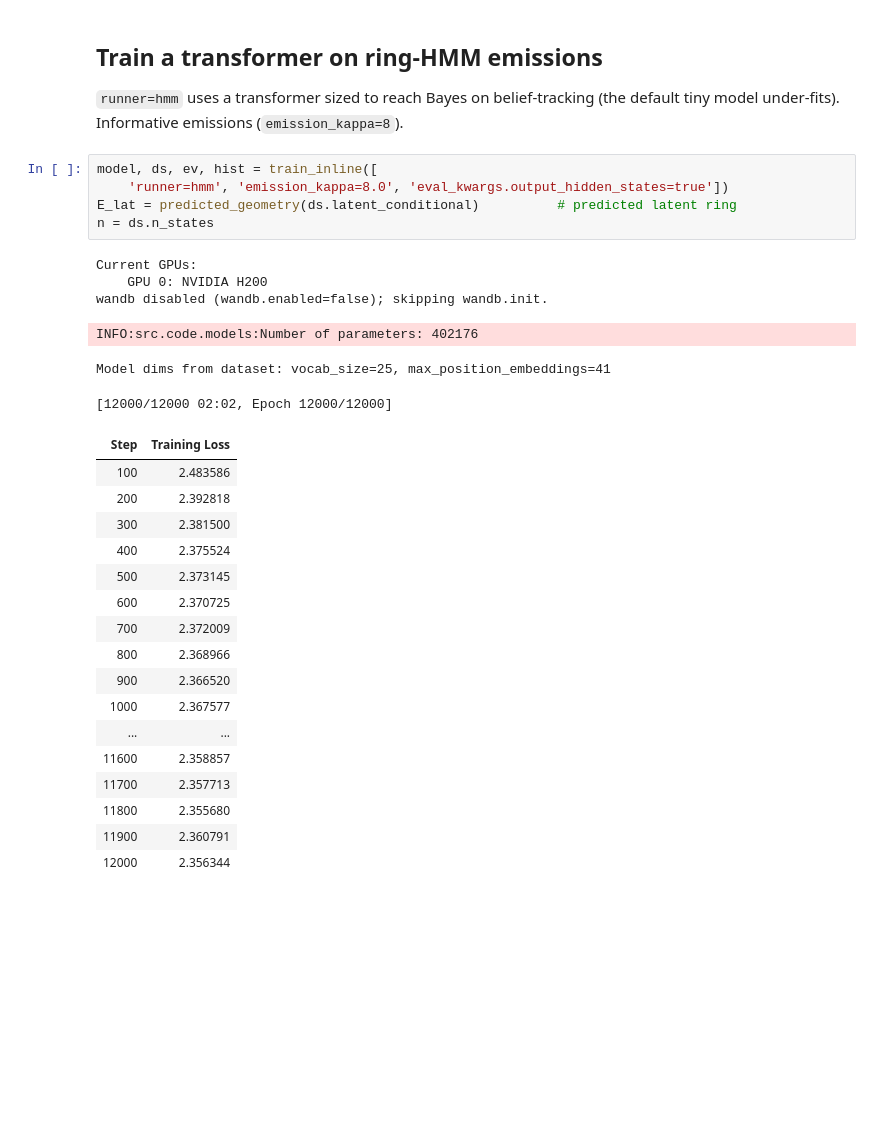
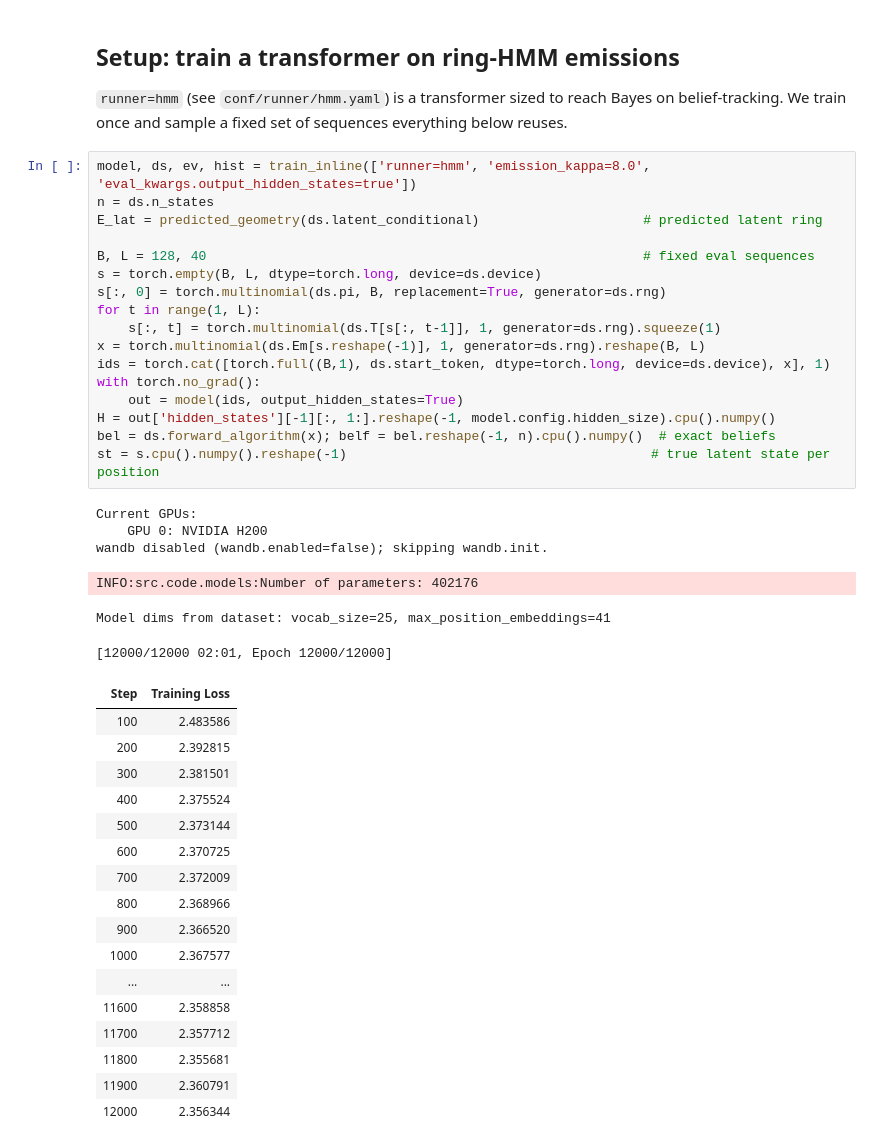
Before and after one commit to wurgaft-goodfire/rational-reps, a Jupyter notebook: src/notebooks/hmm_analysis.ipynb, the cells around one changed output. Saved outputs shown, nothing was run; the diff lists cells and outputs as text; blank space fills up the shorter version.

```diff
--- a/src/notebooks/hmm_analysis.ipynb
+++ b/src/notebooks/hmm_analysis.ipynb
@@ -18,34 +17,47 @@ from src.code.plot_utils import _pca2
 import matplotlib.pyplot as plt
 # %% [markdown]
-## Train a transformer on ring-HMM emissions
+## Setup: train a transformer on ring-HMM emissions
 
-`runner=hmm` uses a transformer sized to reach Bayes on belief-tracking (the default tiny model under-fits). Informative emissions (`emission_kappa=8`).
+`runner=hmm` (see `conf/runner/hmm.yaml`) is a transformer sized to reach Bayes on belief-tracking.
+We train once and sample a fixed set of sequences everything below reuses.
-# %%
-model, ds, ev, hist = train_inline([
-    'runner=hmm', 'emission_kappa=8.0', 'eval_kwargs.output_hidden_states=true'])
-E_lat = predicted_geometry(ds.latent_conditional)          # predicted latent ring
-n = ds.n_states
-# %% [output]
-Current GPUs:
-    GPU 0: NVIDIA H200
-wandb disabled (wandb.enabled=false); skipping wandb.init.
-INFO:src.code.models:Number of parameters: 402176
-Model dims from dataset: vocab_size=25, max_position_embeddings=41
-[12000/12000 02:02, Epoch 12000/12000]
-| Step | Training Loss |
-| 100 | 2.483586 |
-| 200 | 2.392818 |
-| 300 | 2.381500 |
-| 400 | 2.375524 |
-| 500 | 2.373145 |
-| 600 | 2.370725 |
-| 700 | 2.372009 |
-| 800 | 2.368966 |
-| 900 | 2.366520 |
-| 1000 | 2.367577 |
-| ... | ... |
-| 11600 | 2.358857 |
-| 11700 | 2.357713 |
-| 11800 | 2.355680 |
-| 11900 | 2.360791 |
-| 12000 | 2.356344 |
+# %%
+model, ds, ev, hist = train_inline(['runner=hmm', 'emission_kappa=8.0', 'eval_kwargs.output_hidden_states=true'])
+n = ds.n_states
+E_lat = predicted_geometry(ds.latent_conditional)                     # predicted latent ring
+
+B, L = 128, 40                                                        # fixed eval sequences
+s = torch.empty(B, L, dtype=torch.long, device=ds.device)
+s[:, 0] = torch.multinomial(ds.pi, B, replacement=True, generator=ds.rng)
+for t in range(1, L):
+    s[:, t] = torch.multinomial(ds.T[s[:, t-1]], 1, generator=ds.rng).squeeze(1)
+x = torch.multinomial(ds.Em[s.reshape(-1)], 1, generator=ds.rng).reshape(B, L)
+ids = torch.cat([torch.full((B,1), ds.start_token, dtype=torch.long, device=ds.device), x], 1)
+with torch.no_grad():
+    out = model(ids, output_hidden_states=True)
+H = out['hidden_states'][-1][:, 1:].reshape(-1, model.config.hidden_size).cpu().numpy()
+bel = ds.forward_algorithm(x); belf = bel.reshape(-1, n).cpu().numpy()  # exact beliefs
+st = s.cpu().numpy().reshape(-1)                                       # true latent state per position
+# %% [output]
+Current GPUs:
+    GPU 0: NVIDIA H200
+wandb disabled (wandb.enabled=false); skipping wandb.init.
+INFO:src.code.models:Number of parameters: 402176
+Model dims from dataset: vocab_size=25, max_position_embeddings=41
+[12000/12000 02:01, Epoch 12000/12000]
+| Step | Training Loss |
+| 100 | 2.483586 |
+| 200 | 2.392815 |
+| 300 | 2.381501 |
+| 400 | 2.375524 |
+| 500 | 2.373144 |
+| 600 | 2.370725 |
+| 700 | 2.372009 |
+| 800 | 2.368966 |
+| 900 | 2.366520 |
+| 1000 | 2.367577 |
+| ... | ... |
+| 11600 | 2.358858 |
+| 11700 | 2.357712 |
+| 11800 | 2.355681 |
+| 11900 | 2.360791 |
+| 12000 | 2.356344 |
```
Also changed, not shown: parts of 16 cells of this notebook, 6 other files.
